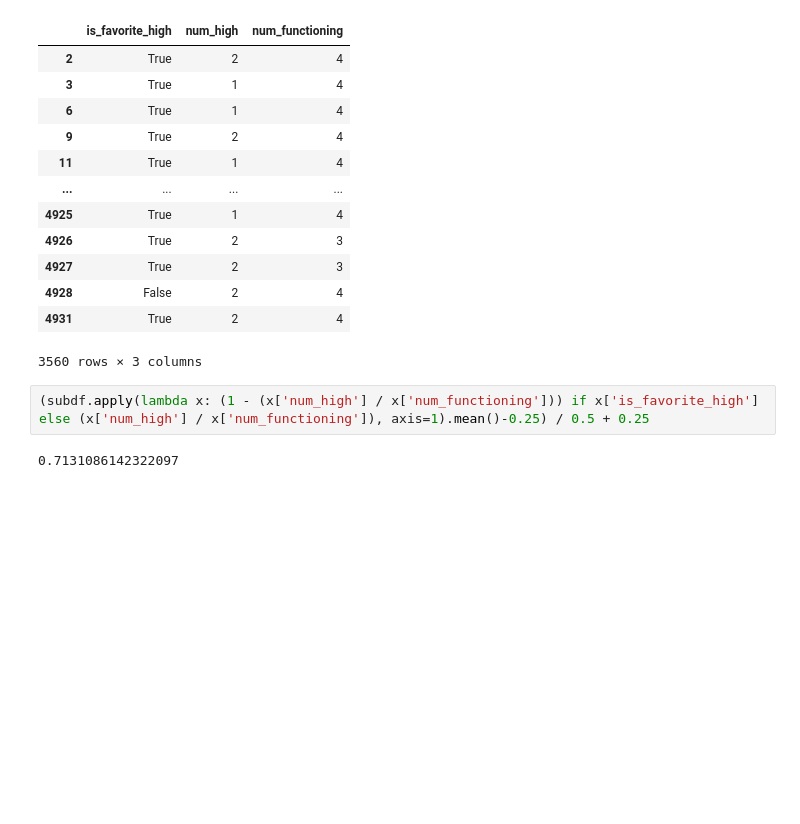
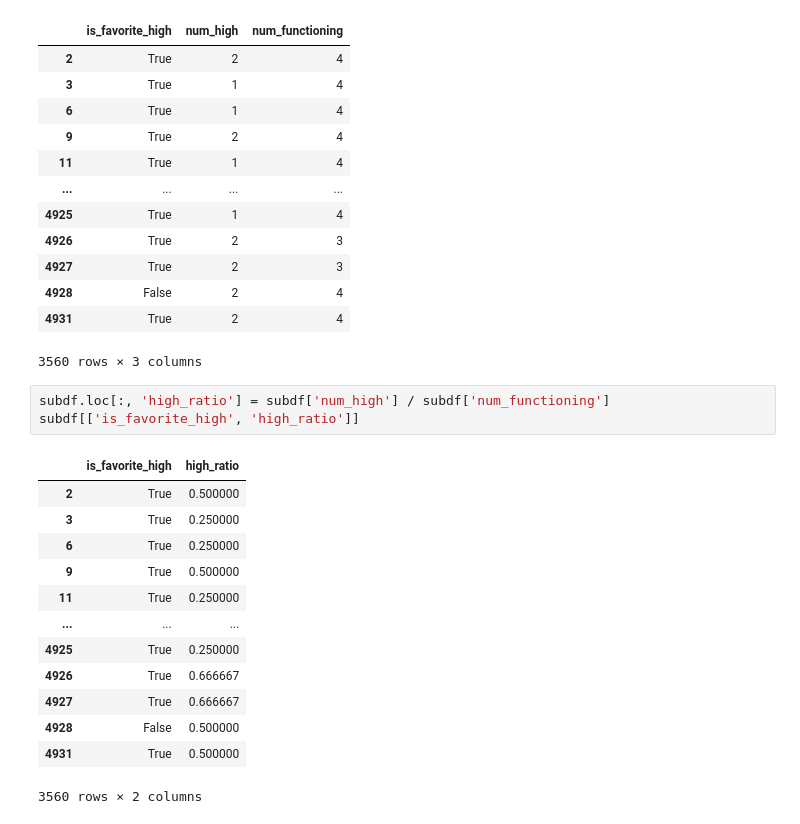
Before and after one commit to seppo0010/hornallas, a Jupyter notebook: Hornallas.ipynb, the cells around one changed output. Drawn from its saved outputs; the diff is of its cells as text; blank space fills up the shorter version.

Commit message:
High intensity prob and observed ratios

```diff
--- a/Hornallas.ipynb
+++ b/Hornallas.ipynb
@@ -467,7 +467,20 @@ subdf[['is_favorite_high', 'num_high', 'num_functioning']]
 | 4928 | False | 2 | 4 |
 | 4931 | True | 2 | 4 |
 3560 rows × 3 columns
-# %%
-(subdf.apply(lambda x: (1 - (x['num_high'] / x['num_functioning'])) if x['is_favorite_high'] else (x['num_high'] / x['num_functioning']), axis=1).mean()-0.25) / 0.5 + 0.25
-# %% [output]
-0.7131086142322097
+# %%
+subdf.loc[:, 'high_ratio'] = subdf['num_high'] / subdf['num_functioning']
+subdf[['is_favorite_high', 'high_ratio']]
+# %% [output]
+|  | is_favorite_high | high_ratio |
+| 2 | True | 0.500000 |
+| 3 | True | 0.250000 |
+| 6 | True | 0.250000 |
+| 9 | True | 0.500000 |
+| 11 | True | 0.250000 |
+| ... | ... | ... |
+| 4925 | True | 0.250000 |
+| 4926 | True | 0.666667 |
+| 4927 | True | 0.666667 |
+| 4928 | False | 0.500000 |
+| 4931 | True | 0.500000 |
+3560 rows × 2 columns
```
Also changed, not shown: parts of 1 cell of this notebook.
